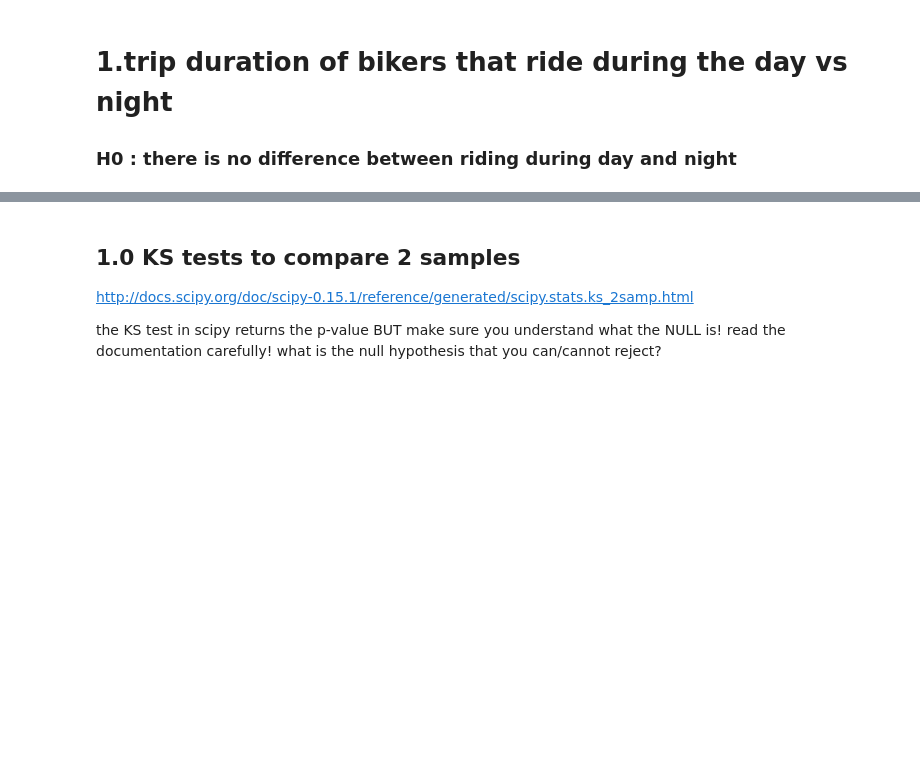
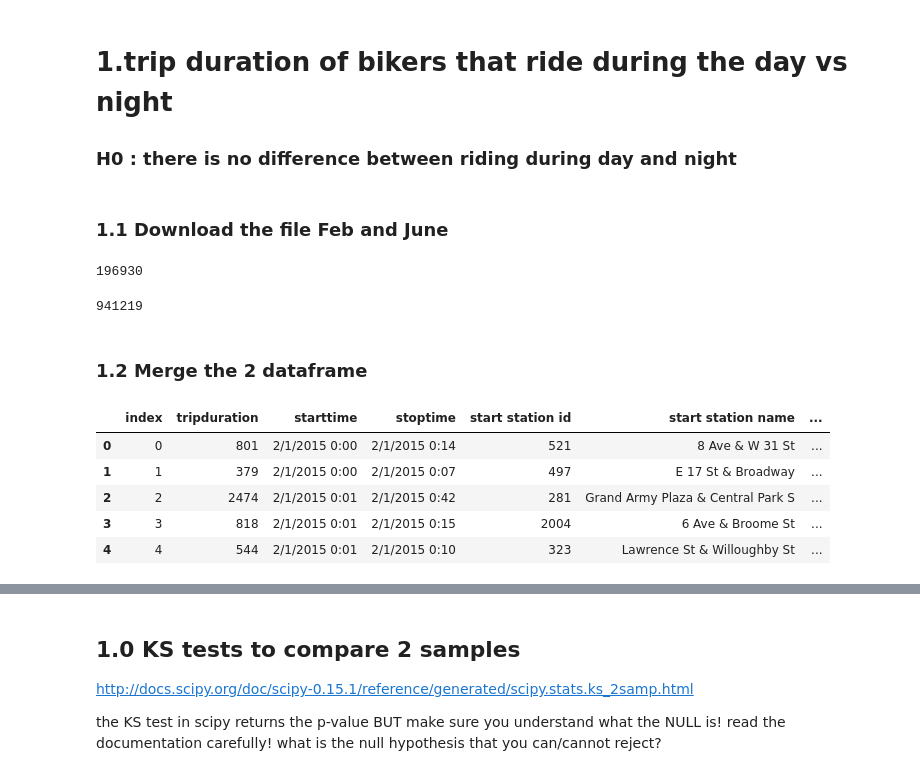
Before and after one commit to DishT/PUI2017_cct367, a Jupyter notebook: HW4_cct367/HW4_4.ipynb, the cells around one changed output, grey strips where cells are left out. Saved outputs shown, nothing was run; the diff lists cells and outputs as text; code cells hidden in the pictures; blank space fills up the shorter version.

```diff
--- a/HW4_cct367/HW4_4.ipynb
+++ b/HW4_cct367/HW4_4.ipynb
@@ -345,3 +310,35 @@ df_1.head()
 # 1.trip duration of bikers that ride during the day vs night
 
 ### H0 : there is no difference between riding during day and night
+# %% [markdown]
+### 1.1 Download the file Feb and June
+# %%
+datestring_w = "201502"
+#download(datestring_w)
+datestring_s = "201506"
+#download(datestring_s)
+# %%
+df_winter = pd.read_csv(os.getenv("PUIDATA") + "/" + datestring_w + '-citibike-tripdata.zip')
+df_summer = pd.read_csv(os.getenv("PUIDATA") + "/" + datestring_s + '-citibike-tripdata.zip')
+df_winter.head()
+len(df_winter)
+# %% [output]
+196930
+# %%
+df_summer.head()
+len(df_summer)
+# %% [output]
+941219
+# %% [markdown]
+### 1.2 Merge the 2 dataframe
+# %%
+df_all = pd.concat([df_winter,df_summer])
+df_all.reset_index(inplace=True)
+df_all.head()
+# %% [output]
+|  | index | tripduration | starttime | stoptime | start station id | start station name | ... |
+| 0 | 0 | 801 | 2/1/2015 0:00 | 2/1/2015 0:14 | 521 | 8 Ave & W 31 St | ... |
+| 1 | 1 | 379 | 2/1/2015 0:00 | 2/1/2015 0:07 | 497 | E 17 St & Broadway | ... |
+| 2 | 2 | 2474 | 2/1/2015 0:01 | 2/1/2015 0:42 | 281 | Grand Army Plaza & Central Park S | ... |
+| 3 | 3 | 818 | 2/1/2015 0:01 | 2/1/2015 0:15 | 2004 | 6 Ave & Broome St | ... |
+| 4 | 4 | 544 | 2/1/2015 0:01 | 2/1/2015 0:10 | 323 | Lawrence St & Willoughby St | ... |
```
Also changed, not shown: parts of 42 cells of this notebook, 1 other file.
